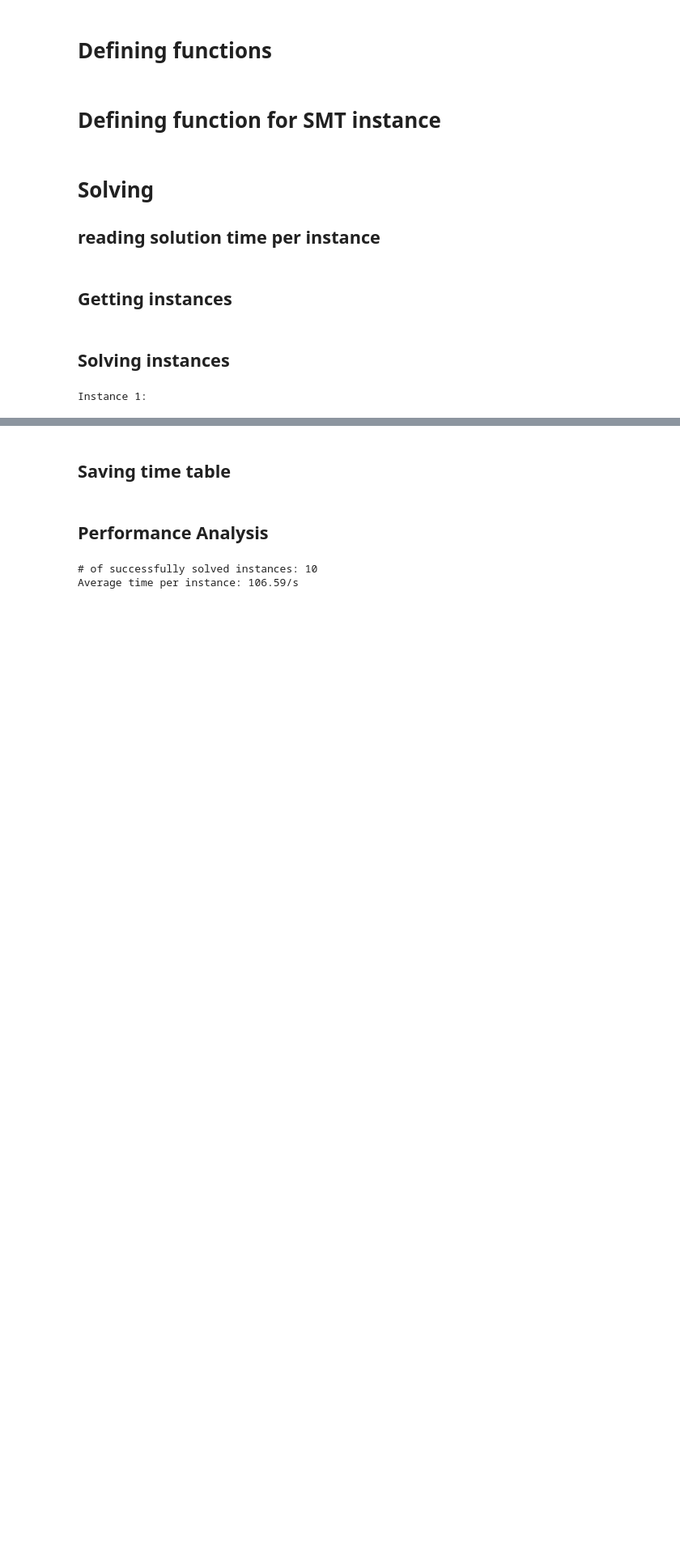
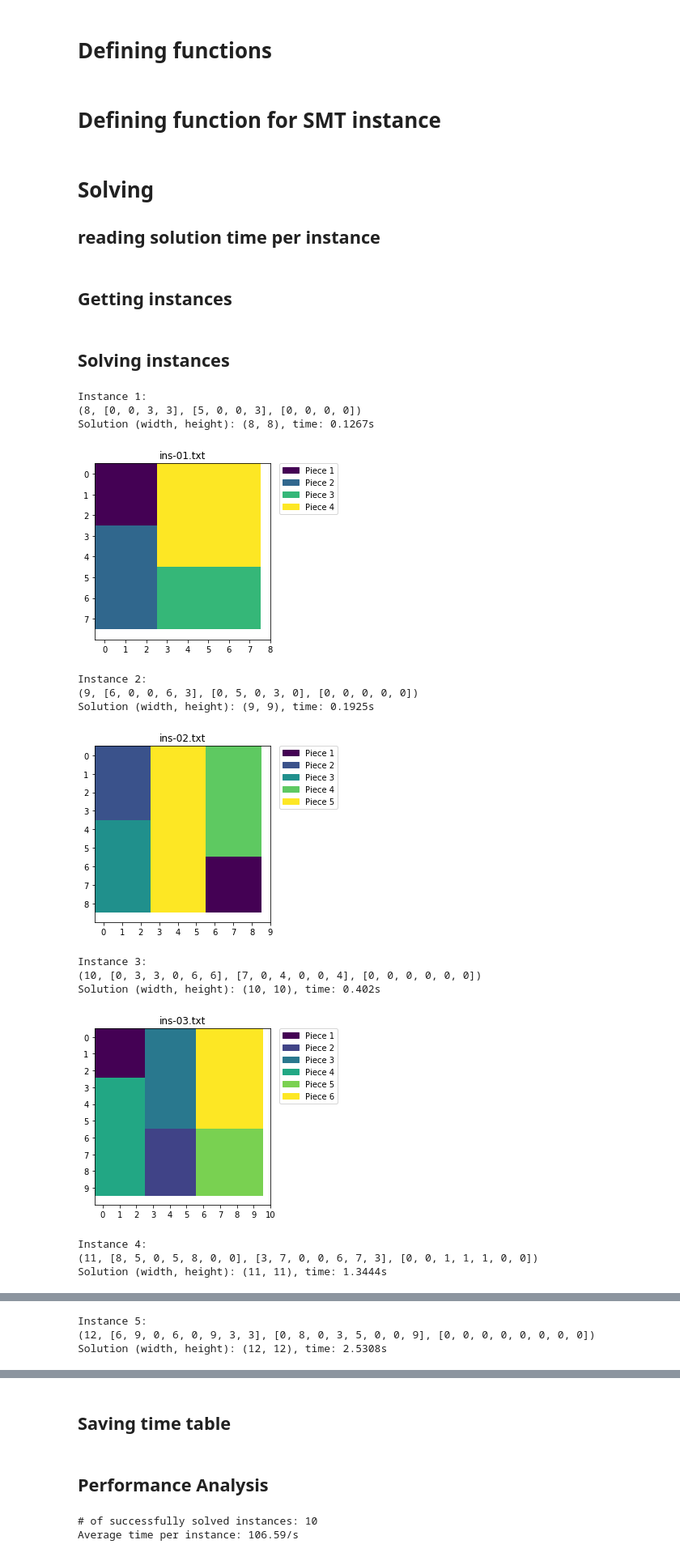
Before and after one commit to Erhtric/VLSI, a Jupyter notebook: src/smt/smt_rot.ipynb, the cells around one changed output, grey strips where cells are left out. Shown: that part at 81% size. Drawn from its saved outputs; the diff is of its cells as text; code cells hidden in the pictures; blank space fills up the shorter version.

Commit message:
adding new solutions with rotation and updating timetable

```diff
--- a/src/smt/smt_rot.ipynb
+++ b/src/smt/smt_rot.ipynb
@@ -218,6 +218,14 @@ def vlsi_instance(W, H, dims, width, max_height, time_out = 300):
   height_constraint = [Y[i] + (1 - rot[i]) * H[i] + rot[i] * W[i]  <= height for i in range(dims)]
   all_constraints += height_constraint
 
+  biggest_H = int(np.argmax(H))
+  # symmetry breaking
+  all_constraints +=  [And(X[biggest_H]*2 <=width,Y[biggest_H]*2 <=width)]
+
+  # height constraints
+  height_constraint = [Y[i]+H[i]<=height for i in range(dims)]
+  all_constraints += height_constraint
+
   # no overlapping constraints
   no_overlapping = []
   for i in range(dims):
@@ -262,13 +270,13 @@ with open(time_table, "r") as f:
 # %%
 path = "../../instances/"
 # solve all instances in path
-# instances = os.listdir(path)
+instances = os.listdir(path)
 
 # solve a certain range of the instances
 # instances = [f"ins-{i}.txt" for i in range (11,41)]
 
 # solve a specified instance
-instances = [f"ins-{11}.txt"]
+# instances = [f"ins-{11}.txt"]
 
 # solve those unsolved instances
 # instances = []
@@ -280,30 +288,44 @@ instances = [f"ins-{11}.txt"]
 # %%
 for i in range(len(instances)):
     # print(path+instance)
     instance = instances[i]
     print(f"Instance {i+1}:")
     width, W, H = read_instance_text(path + instance)
     # print(dims)
     max_height = np.sum([H[i] for i in range(len(H))], dtype=int)
     # print(f"Maximum height reachable: {max_height}")
 
     start_time = time.time_ns()
-    returned_value = vlsi_instance(W, H, len(W), width, max_height, time_out=-1)
+    returned_value = vlsi_instance(W, H, len(W), width, max_height)
     if returned_value is not None:
-        print(returned_value)
         height, X, Y, rot = returned_value
         end_time = time.time_ns()
         end_time = (end_time - start_time) / 10 ** 9
         print(f"Solution (width, height): {width, height}, time: {round(end_time, 4)}s")
+        print(returned_value)
         time_json[instance] = end_time
 
         # showing solutions
         solutions = dims_sol_unify(W, H, X, Y, rot)
         save_sol("rot_sol/" + instance.replace("ins", "sol"), width, height, W, H, X, Y, rot)
         # print(check_sat_rot((width,height), solutions))
         arr = draw_solution((width, height), solutions)
         show_shape(arr, instance, len(W))
     else:
         time_json[instance] = -1
 # %% [output]
 Instance 1:
+(8, [0, 0, 3, 3], [5, 0, 0, 3], [0, 0, 0, 0])
+Solution (width, height): (8, 8), time: 0.1267s
+[figure, added]
+Instance 2:
+(9, [6, 0, 0, 6, 3], [0, 5, 0, 3, 0], [0, 0, 0, 0, 0])
+Solution (width, height): (9, 9), time: 0.1925s
+[figure, added]
+Instance 3:
+(10, [0, 3, 3, 0, 6, 6], [7, 0, 4, 0, 0, 4], [0, 0, 0, 0, 0, 0])
+Solution (width, height): (10, 10), time: 0.402s
+[figure, added]
+Instance 4:
+(11, [8, 5, 0, 5, 8, 0, 0], [3, 7, 0, 0, 6, 7, 3], [0, 0, 1, 1, 1, 0, 0])
+Solution (width, height): (11, 11), time: 1.3444s
@@ -309,0 +333,3 @@ Instance 1:
+Instance 5:
+(12, [6, 9, 0, 6, 0, 9, 3, 3], [0, 8, 0, 3, 5, 0, 0, 9], [0, 0, 0, 0, 0, 0, 0, 0])
+Solution (width, height): (12, 12), time: 2.5308s
```
Also changed, not shown: parts of 2 cells of this notebook, 23 other files.
